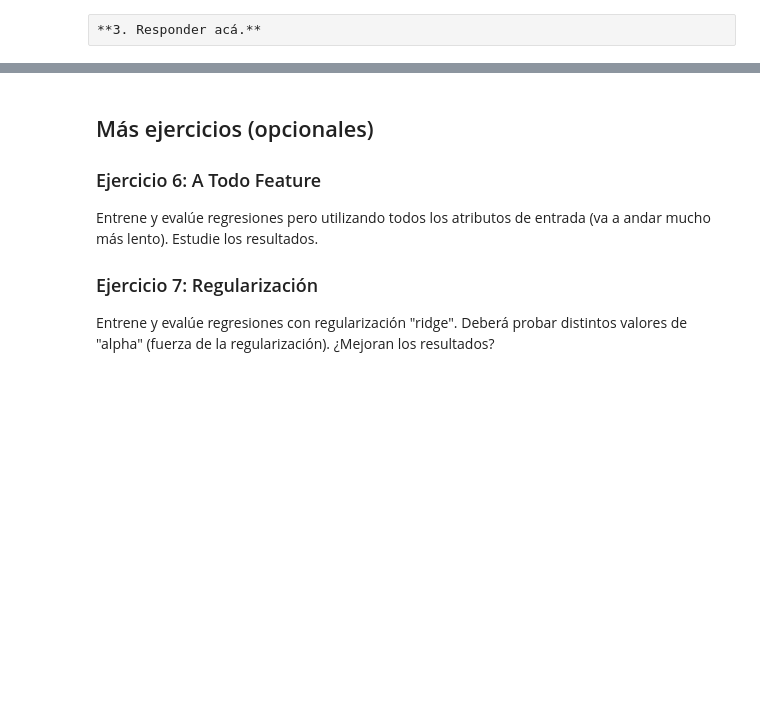
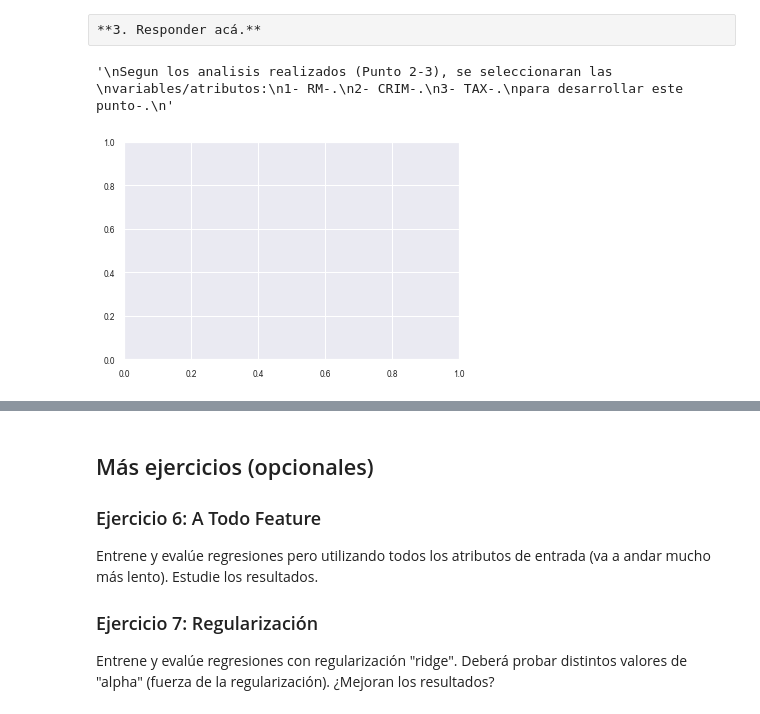
Before and after one commit to Nico37-coder/IntroduccionAprendizajeAutomatico, a Jupyter notebook: Lab 1-FDC.ipynb, the cells around one changed output, grey strips where cells are left out. Saved outputs shown, nothing was run; the diff lists cells and outputs as text; code cells hidden in the pictures; blank space fills up the shorter version.

```diff
--- a/Lab 1-FDC.ipynb
+++ b/Lab 1-FDC.ipynb
@@ -1065,0 +1090,16 @@ Deben usar **el mismo atributo** seleccionado para el ejercicio anterior.
+# %%
+# predicciones-.
+y_train_pred= model.predict(X_train)
+y_test_pred= model.predict(X_test)
+# %%
+# store errors-.
+#train_errors.append(mean_squared_error(y_train, y_train_pred)
+#                    )
+#val_errors.append(mean_squared_error(y_test, y_test_pred)
+#                  )
+r2, mse, mae, mevs= calc_errors(y_train, y_train_pred)
+val_to_add= [r2, mse, mae, mevs]
+train_errors= train_errors + val_to_add
+r2, mse, mae, mevs= calc_errors(y_test, y_test_pred)
+val_to_add= [r2, mse, mae, mevs]
+val_errors= val_errors + val_to_add
@@ -1081,3 +1284,14 @@ X_train_fs.shape, X_test_fs.shape
 # 2. Resolver acá.
 # %% [raw]
 **3. Responder acá.**
+# %%
+'''
+Segun los analisis realizados (Punto 2-3), se seleccionaran las
+variables/atributos:
+1- RM-.
+2- CRIM-.
+3- TAX-.
+para desarrollar este punto-.
+'''
+# %% [output]
+'\nSegun los analisis realizados (Punto 2-3), se seleccionaran las \nvariables/atributos:\n1- RM-.\n2- CRIM-.\n3- TAX-.\npara desarrollar este punto-.\n'
@@ -1083,0 +1318,13 @@ X_train_fs.shape, X_test_fs.shape
+# %%
+if True: # --FIG_16--
+    fig, ax = plt.subplots()
+    ax.set_prop_cycle(color=["teal",        # incompleto (tbc in f(poliegrees)
+                             "black",
+                             "yellowgreen",
+                             "gold",
+                             "darkorange",
+                             "tomato"
+                             ]
+                      )
+# %% [output]
+[figure, added]
```
Also changed, not shown: parts of 26 cells of this notebook.
